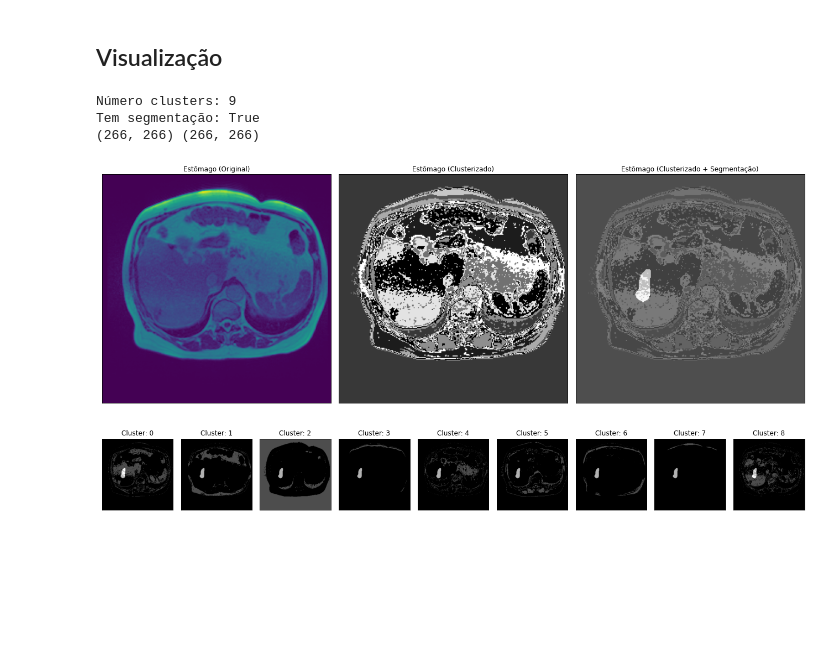
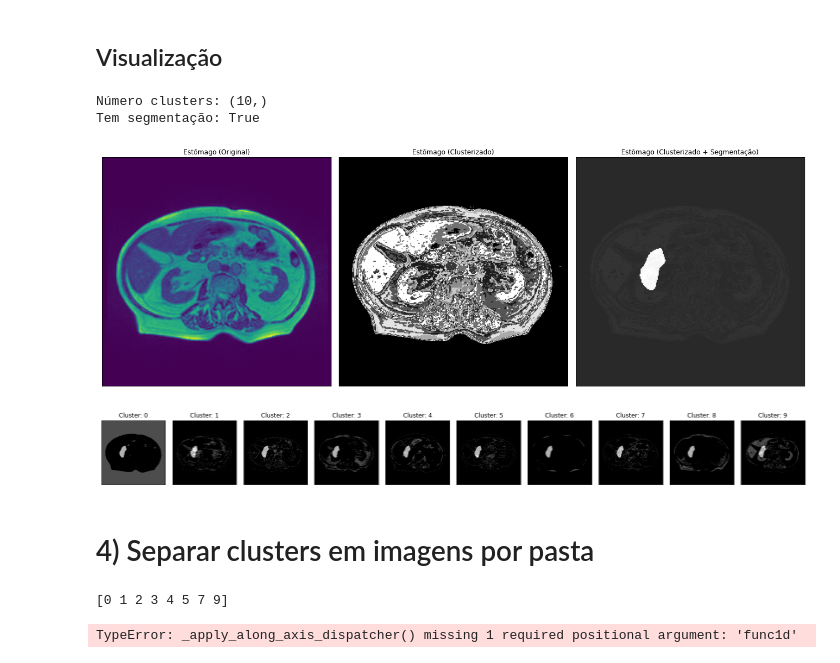
Before and after one commit to PauloUbirajara/uw-madison-image-segmentation, a Jupyter notebook: clusterization.ipynb, the cells around one changed output. Cells and saved outputs as stored; diff of their text form; code cells hidden in the pictures; blank space fills up the shorter version.

Commit message:
Iniciar separação de clusters que tiverem interseção com segmentação (WIP)

```diff
--- a/clusterization.ipynb
+++ b/clusterization.ipynb
@@ -107,7 +122,8 @@ def clustering(linha):
 # limite_dados = 10000
 # limite_dados = 1000
 # limite_dados = 100
-limite_dados = 25
+# limite_dados = 25
+limite_dados = 5
 
 df_dados = pd.concat([
 	dataset[dataset['class'] == 'stomach'].sample(limite_dados),
@@ -131,14 +147,16 @@ df_dados.head()
 ## Visualização
 # %%
 linha = df_dados[df_dados['segmentation'].notnull()].sample(n=1).iloc[0]
+largura, altura = linha['width'], linha['height']
 
-print('Número clusters:', max(linha['clusters']))
+print('Número clusters:', pd.DataFrame(linha['clusters']).value_counts().keys().shape)
 print('Tem segmentação:', bool(linha['segmentation']))
 
 # Desenhar
 fig = plt.figure(figsize=(18, 10))
 fig.patch.set_alpha(1)
 
+# Desenho original
 ax = plt.subplot(1, 3, 1)
 # ax.imshow(image.load_img(linha['image'], target_size=(linha['height'], linha['width'])))
 ax.imshow(plt.imread(linha['image']))
@@ -146,58 +164,83 @@ plt.xticks([])
 plt.yticks([])
 plt.title(nomes[linha['class']] + ' (Original)')
 
+# Desenho clusters
 ax = plt.subplot(1, 3, 2)
-clusters = linha['clusters'].reshape(linha['width'], linha['height'])
+clusters = linha['clusters'].reshape(largura, altura)
 ax.imshow(clusters, cmap='gray')
 plt.xticks([])
 plt.yticks([])
 plt.title(nomes[linha['class']] + ' (Clusterizado)')
 plt.tight_layout()
 
+# Desenho clusters + segmentação
 if linha['segmentation']:
 	ax = plt.subplot(1, 3, 3)
 
-	ax.imshow(clusters, cmap='gray', alpha=0.5)
+	ax.imshow(clusters, cmap='gray', alpha=0.2)
 
 	segmentation = linha['segmentation']
-	segmentation_rle = decode_rle(segmentation, shape=(linha['height'], linha['width']))
+	segmentation_rle = decode_rle(segmentation, shape=(altura, largura))
 
-	# if clusters.shape[0] != segmentation_rle.shape[0] and clusters.shape[1] != segmentation_rle.shape[1]:
-	# 	print('>', clusters.shape, segmentation_rle.shape)
-	# 	segmentation_rle = segmentation_rle.reshape(clusters.shape[0], clusters.shape[1])
-
-	print(clusters.shape, segmentation_rle.shape)
-	ax.imshow(segmentation_rle, cmap='gray', alpha=0.5)
+	ax.imshow(
+		segmentation_rle,
+		cmap='gray',
+		alpha=0.8
+	)
 	plt.xticks([])
 	plt.yticks([])
 	plt.title(nomes[linha['class']] + ' (Clusterizado + Segmentação)')
 
 	plt.tight_layout()
 
 plt.show()
 
-max_clusters = min(max(linha['clusters']), 50)
+max_clusters = 10
 fig, axs = plt.subplots(1, max_clusters, figsize=(max_clusters * 2, 6))
 fig.patch.set_alpha(1)
 for i in range(max_clusters):
 	cluster_selecionado = i
 	d = pd.DataFrame(linha['clusters']).applymap(lambda x: 1 if x == cluster_selecionado else 0)
-	d = np.array(d.values).reshape(linha['width'], linha['height'])
+	d = np.array(d.values).reshape(largura, altura)
+
 	axs[i].imshow(d, cmap='gray')
 	axs[i].imshow(segmentation_rle, cmap='gray', alpha=0.7)
 	axs[i].set_title(f'Cluster: {cluster_selecionado}')
 	axs[i].set_xticks([])
 	axs[i].set_yticks([])
 
 plt.tight_layout()
 
 # plt.title(nomes[linha['class']] + ' (Segmentado)')
 # plt.show()
 # %% [output]
-Número clusters: 9
+Número clusters: (10,)
 Tem segmentação: True
-(266, 266) (266, 266)
-[figure, old version]
+[figure, new version]
-[figure, old version]
+[figure, new version]
+# %% [markdown]
+# 4) Separar clusters em imagens por pasta
+# %%
+def comparar_cluster_linha(linha):
+	largura, altura = linha['width'], linha['height']
+	clusters = linha['clusters']
+	segmentation = decode_rle(linha['segmentation'], shape=(altura, largura))
+
+	# Transformar de matriz 2d para vetor 1d
+	segmentation = segmentation.reshape(1, -1)
+
+	# Pegar apenas os clusters que estão na segmentação
+	clusters_segmentacao = clusters * segmentation
+	clusters_selecionados = np.unique(clusters_segmentacao)
+
+	print(clusters_selecionados)
+
+	# Contar quantos clusters existem na segmentação
+	# np.alguma coisa
+
+comparar_cluster_linha(linha)
+# %% [output]
+[0 1 2 3 4 5 7 9]
+TypeError: _apply_along_axis_dispatcher() missing 1 required positional argument: 'func1d'
 # %%
 # save_dataframe_as_feather(df_dados, 'train_imagens_clusters.feather')
```
Also changed, not shown: parts of 4 cells of this notebook.
